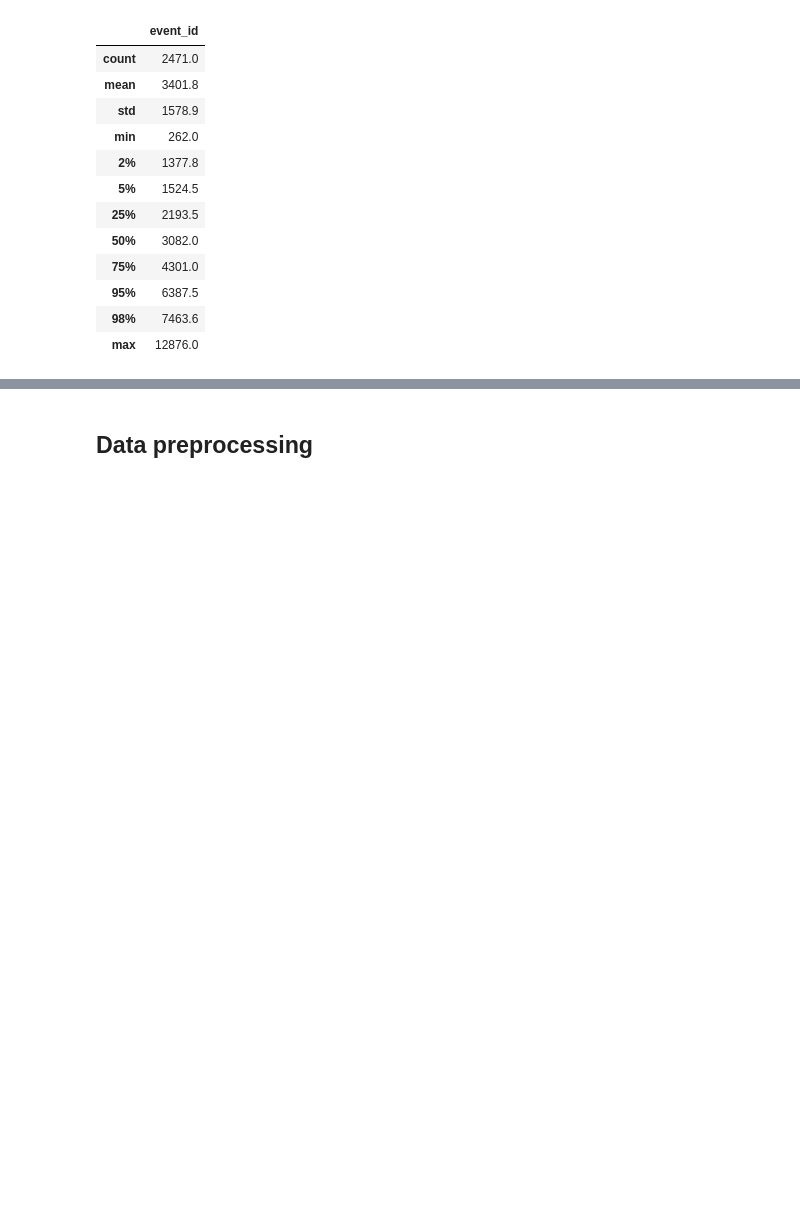
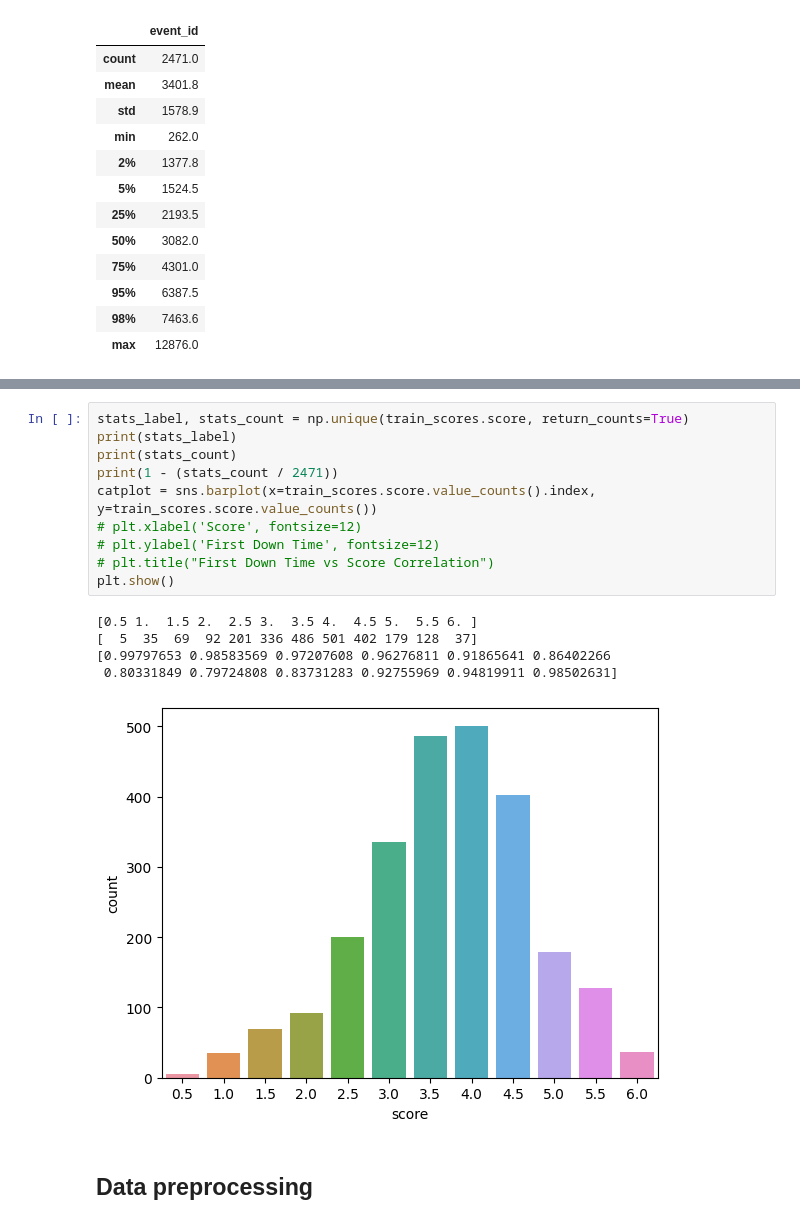
Before and after one commit to DarknessNotFound/WritingQuality, a Jupyter notebook: writing-quality2.ipynb, the cells around one changed output, grey strips where cells are left out. Saved outputs shown, nothing was run; the diff lists cells and outputs as text; blank space fills up the shorter version.

```diff
--- a/writing-quality2.ipynb
+++ b/writing-quality2.ipynb
@@ -161,3 +172,19 @@ plt.show()
+# %%
+stats_label, stats_count = np.unique(train_scores.score, return_counts=True)
+print(stats_label)
+print(stats_count)
+print(1 - (stats_count / 2471))
+catplot = sns.barplot(x=train_scores.score.value_counts().index, y=train_scores.score.value_counts())
+# plt.xlabel('Score', fontsize=12)
+# plt.ylabel('First Down Time', fontsize=12)
+# plt.title("First Down Time vs Score Correlation")
+plt.show()
+# %% [output]
+[0.5 1.  1.5 2.  2.5 3.  3.5 4.  4.5 5.  5.5 6. ]
+[  5  35  69  92 201 336 486 501 402 179 128  37]
+[0.99797653 0.98583569 0.97207608 0.96276811 0.91865641 0.86402266
+ 0.80331849 0.79724808 0.83731283 0.92755969 0.94819911 0.98502631]
+[figure, added]
 # %% [markdown]
 ## Data preprocessing
 # %% [markdown]
```
Also changed, not shown: parts of 20 cells of this notebook.
